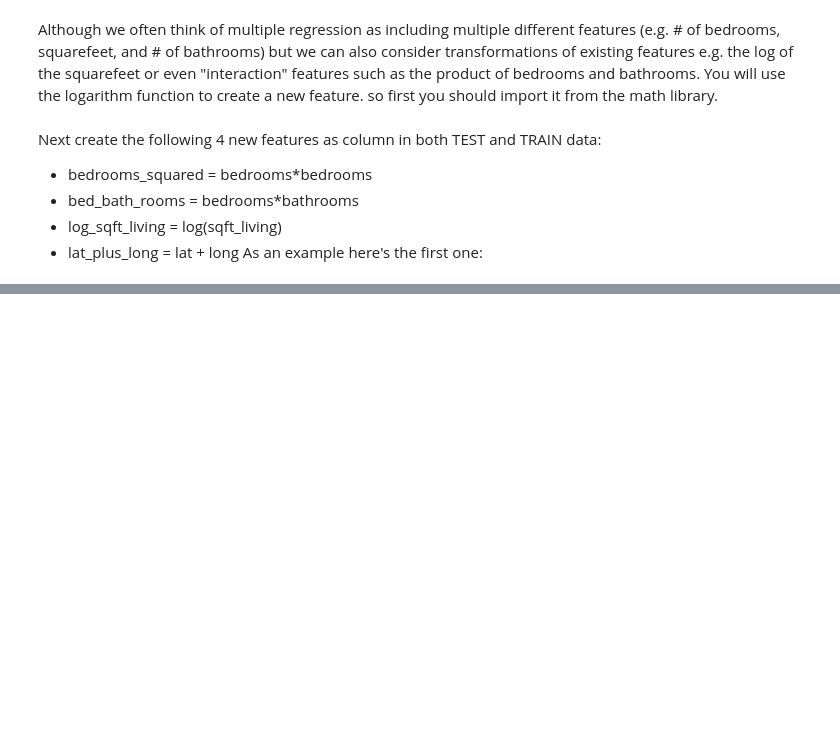
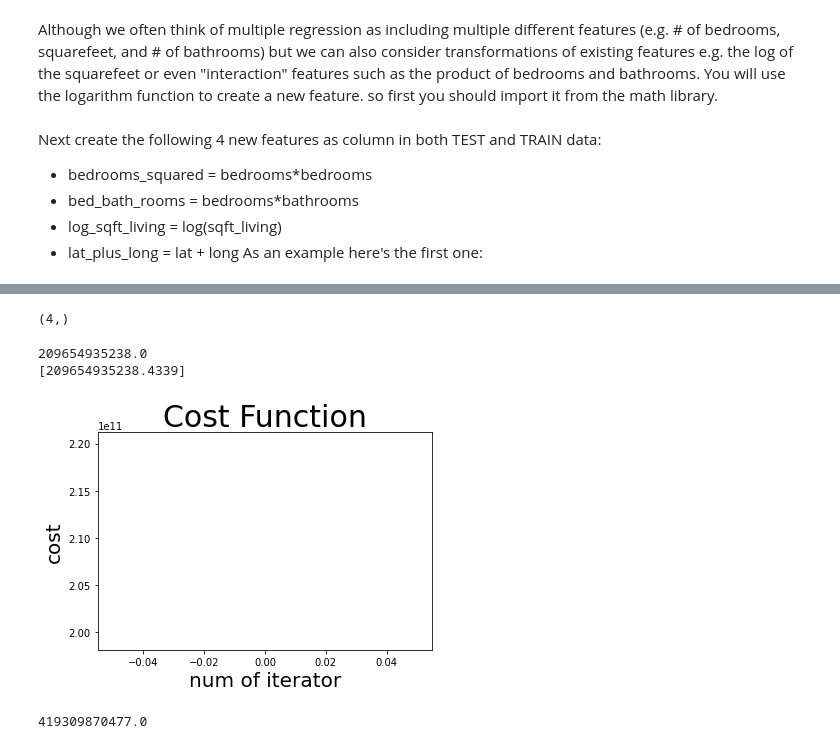
Before and after one commit to DinhHuySang/Linear-Regression-simple-with-Rubik-AI, a Jupyter notebook: Week 1 assignment.ipynb, the cells around one changed output, grey strips where cells are left out. Drawn from its saved outputs; the diff is of its cells as text; code cells hidden in the pictures; blank space fills up the shorter version.

```diff
--- a/Week 1 assignment.ipynb
+++ b/Week 1 assignment.ipynb
@@ -474,0 +435,3 @@ print('Learning Rate: ',learning_rate,'Iterations: ',iteration)
+# %%
+x_train = np.c_[np.ones(x_train.shape[0]),x_train]
+print(x_train.shape)
@@ -474,0 +445,48 @@ print('Learning Rate: ',learning_rate,'Iterations: ',iteration)
+# %%
+def gradient_descent(X, y, theta, learning_rate, m):
+    cost_list=[]
+    theta_list=[]
+    prediction_list=[]
+    cost_list.append(1e10)
+    i = 0
+    run = True
+    while run:
+        prediction = np.dot(X,theta) #predicted y values theta_0*x0+theta_1*x1
+        prediction_list.append(prediction)
+        error = prediction-y
+        cost = (1/(2*m)*np.dot(error.T, error)) #  (1/2m)*sum[(error)^2]
+        cost_list.append(cost)
+        theta -=(learning_rate*(1/m)*np.dot(X.T, error)) # alpha * (1/m) * sum[error*x]
+        theta_list.append(theta)
+        print(cost)
+        if cost_list[i]-cost_list[i+1] < 1e-9:
+            run = False
+    cost_list.pop(0) #remove the large number we add in the begining
+    return prediction_list, cost_list, theta_list
+# %%
+learning_rate = 0.0001
+m = len(y_train)
+theta = np.random.rand(4)  #initializing theta with some random values
+print(theta.shape)
+# %% [output]
+(4,)
+# %%
+prediction_list,cost_list, theta_list = gradient_descent(x_train, y_train,theta,learning_rate,m)
+theta = theta_list[-1]
+print(cost_list)
+# %% [output]
+209654935238.0
+[209654935238.4339]
+# %%
+plt.title('Cost Function', size = 30)
+plt.xlabel('num of iterator', size = 20)
+plt.ylabel('cost', size = 20)
+plt.plot(cost_list)
+plt.show()
+# %% [output]
+[figure, added]
+# %%
+MSE_GD = ((prediction_list[-1]-y_train)**2).mean()
+print(MSE_GD)
+# %% [output]
+419309870477.0
```
Also changed, not shown: parts of 13 cells of this notebook.
